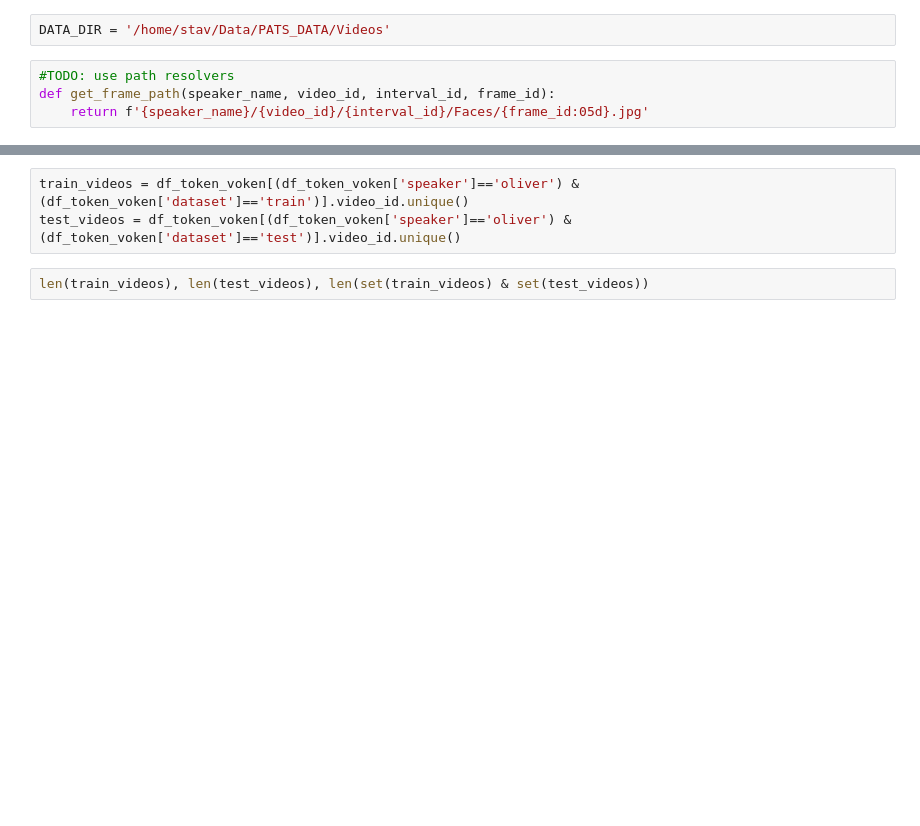
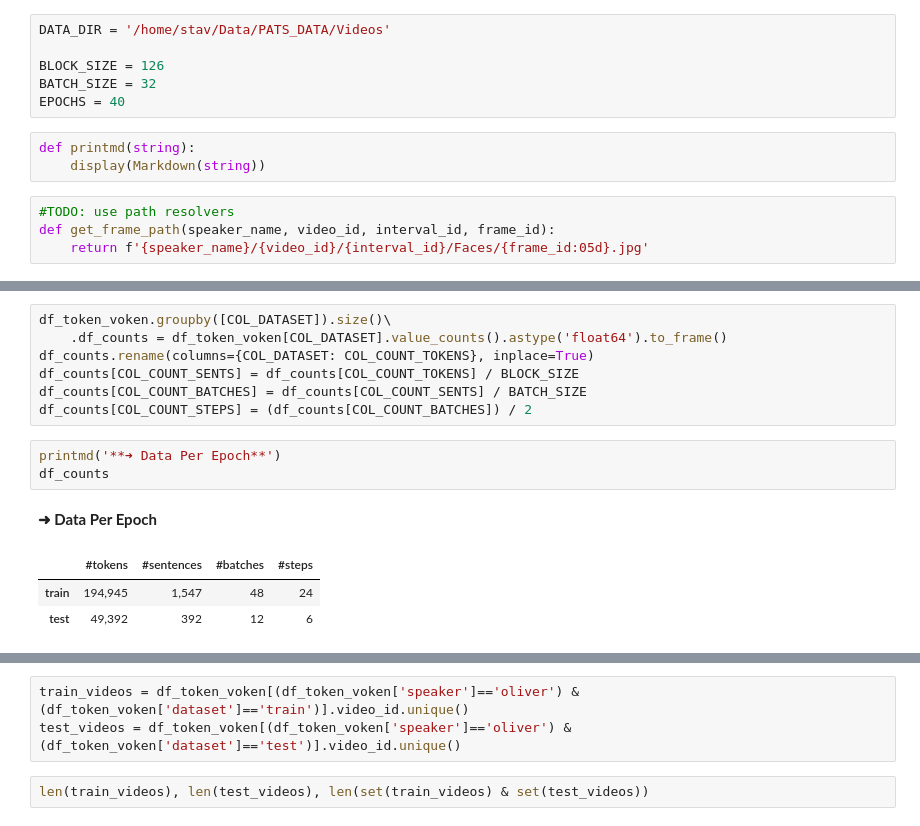
Before and after one commit to shstav2/token_voken, a Jupyter notebook: notebooks/Embeddings/Embeddings_V2.ipynb, the cells around one changed output, grey strips where cells are left out. Cells and saved outputs as stored; diff of their text form; blank space fills up the shorter version.

```diff
--- a/notebooks/Embeddings/Embeddings_V2.ipynb
+++ b/notebooks/Embeddings/Embeddings_V2.ipynb
@@ -31,5 +48,12 @@ COLS_VIEW     = [COL_WORD, COL_TOKEN, COL_TOKEN_ID, COL_VOKEN]
 # %%
 DATA_DIR = '/home/stav/Data/PATS_DATA/Videos'
+
+BLOCK_SIZE = 126
+BATCH_SIZE = 32
+EPOCHS = 40
+# %%
+def printmd(string):
+    display(Markdown(string))
 # %%
 #TODO: use path resolvers
 def get_frame_path(speaker_name, video_id, interval_id, frame_id):
@@ -57,0 +104,15 @@ df_token_voken.reset_index(drop=True, inplace=True)
+# %%
+df_token_voken.groupby([COL_DATASET]).size()\
+    .df_counts = df_token_voken[COL_DATASET].value_counts().astype('float64').to_frame()
+df_counts.rename(columns={COL_DATASET: COL_COUNT_TOKENS}, inplace=True)
+df_counts[COL_COUNT_SENTS] = df_counts[COL_COUNT_TOKENS] / BLOCK_SIZE
+df_counts[COL_COUNT_BATCHES] = df_counts[COL_COUNT_SENTS] / BATCH_SIZE
+df_counts[COL_COUNT_STEPS] = (df_counts[COL_COUNT_BATCHES]) / 2
+# %%
+printmd('**➜ Data Per Epoch**')
+df_counts
+# %% [output]
+**➜ Data Per Epoch**
+|  | #tokens | #sentences | #batches | #steps |
+| train | 194,945 | 1,547 | 48 | 24 |
+| test | 49,392 | 392 | 12 | 6 |
```
Also changed, not shown: parts of 15 cells of this notebook, 4 other files.
